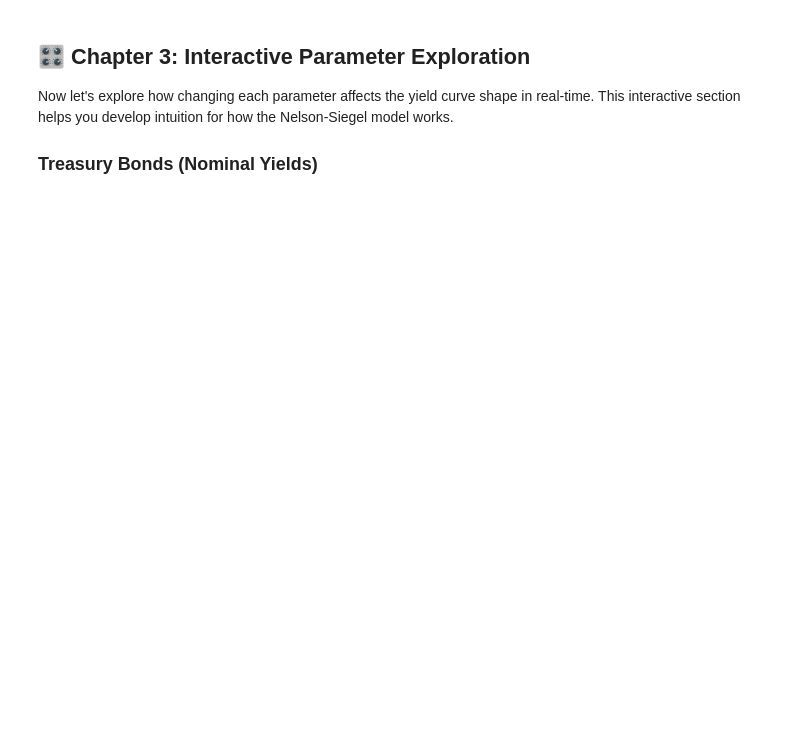
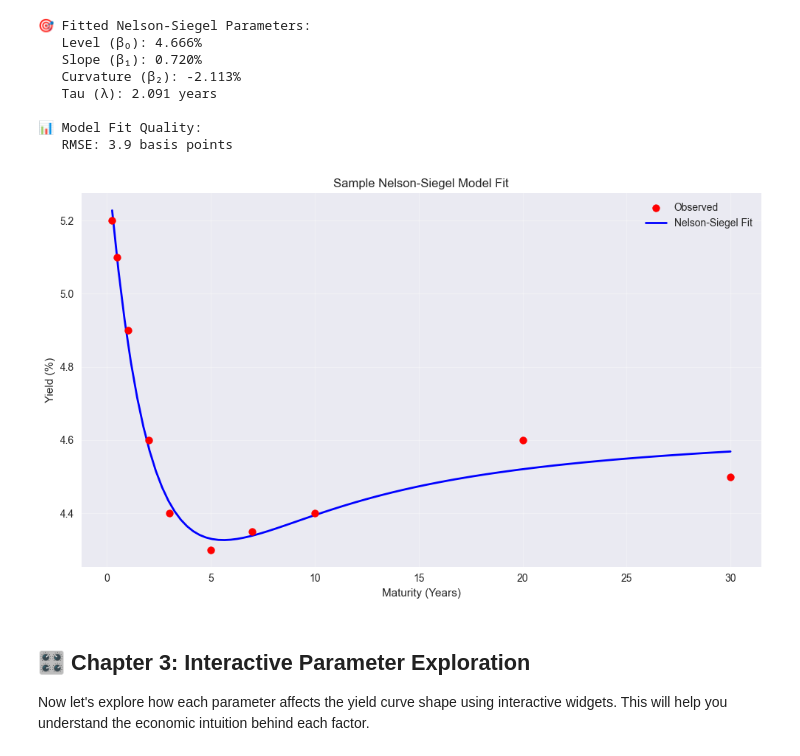
Before and after one commit to alanvaa06/Economics_NelsonSiegelModel, a Jupyter notebook: examples/Nelson_Siegel_Interactive_Analysis.ipynb, the cells around one changed output. Cells and saved outputs as stored; diff of their text form; code cells hidden in the pictures; blank space fills up the shorter version.

```diff
--- a/examples/Nelson_Siegel_Interactive_Analysis.ipynb
+++ b/examples/Nelson_Siegel_Interactive_Analysis.ipynb
@@ -185,6 +105,64 @@ demonstrate_nelson_siegel_components()
+# %%
+# Let's create sample data and fit a basic Nelson-Siegel model
+if HAS_WIDGETS:
+    # Create sample Treasury data
+    from nelson_siegel import TreasuryNelsonSiegelModel, YieldCurvePlotter
+
+    # Sample yield curve data (typical US Treasury curve)
+    maturities = np.array([0.25, 0.5, 1, 2, 3, 5, 7, 10, 20, 30])
+    yields = np.array([5.2, 5.1, 4.9, 4.6, 4.4, 4.3, 4.35, 4.4, 4.6, 4.5]) / 100
+
+    # Initialize model and fit
+    model = TreasuryNelsonSiegelModel()
+    model.fit(maturities, yields)
+
+    # Get the fitted parameters
+    factors = model.get_factors()
+
+    print("🎯 Fitted Nelson-Siegel Parameters:")
+    print(f"   Level (β₀): {factors['Level']*100:.3f}%")
+    print(f"   Slope (β₁): {factors['Slope']*100:.3f}%")
+    print(f"   Curvature (β₂): {factors['Curvature']*100:.3f}%")
+    print(f"   Tau (λ): {factors['Tau']:.3f} years")
+
+    # Calculate model fit quality
+    predicted_yields = model.predict(maturities)
+    rmse = np.sqrt(np.mean((yields - predicted_yields)**2)) * 10000  # in basis points
+    print(f"\n📊 Model Fit Quality:")
+    print(f"   RMSE: {rmse:.1f} basis points")
+
+    # Create a basic plot
+    plotter = YieldCurvePlotter()
+    fig, ax = plt.subplots(figsize=(10, 6))
+
+    # Plot observed vs fitted yields
+    ax.scatter(maturities, yields*100, color='red', s=50, label='Observed', zorder=5)
+
+    # Plot fitted curve
+    maturity_range = np.linspace(0.25, 30, 100)
+    fitted_curve = model.predict(maturity_range)
+    ax.plot(maturity_range, fitted_curve*100, 'b-', linewidth=2, label='Nelson-Siegel Fit')
+
+    ax.set_xlabel('Maturity (Years)')
+    ax.set_ylabel('Yield (%)')
+    ax.set_title('Sample Nelson-Siegel Model Fit')
+    ax.legend()
+    ax.grid(True, alpha=0.3)
+    plt.tight_layout()
+    plt.show()
+else:
+    print("⚠️ Interactive widgets not available. Install with: pip install ipywidgets")
+# %% [output]
+🎯 Fitted Nelson-Siegel Parameters:
+   Level (β₀): 4.666%
+   Slope (β₁): 0.720%
+   Curvature (β₂): -2.113%
+   Tau (λ): 2.091 years
+
+📊 Model Fit Quality:
+   RMSE: 3.9 basis points
+[figure, added]
 # %% [markdown]
 ## 🎛️ Chapter 3: Interactive Parameter Exploration
 
-Now let's explore how changing each parameter affects the yield curve shape in real-time. This interactive section helps you develop intuition for how the Nelson-Siegel model works.
-
-### Treasury Bonds (Nominal Yields)
+Now let's explore how each parameter affects the yield curve shape using interactive widgets. This will help you understand the economic intuition behind each factor.
```
Also changed, not shown: parts of 19 cells of this notebook.
